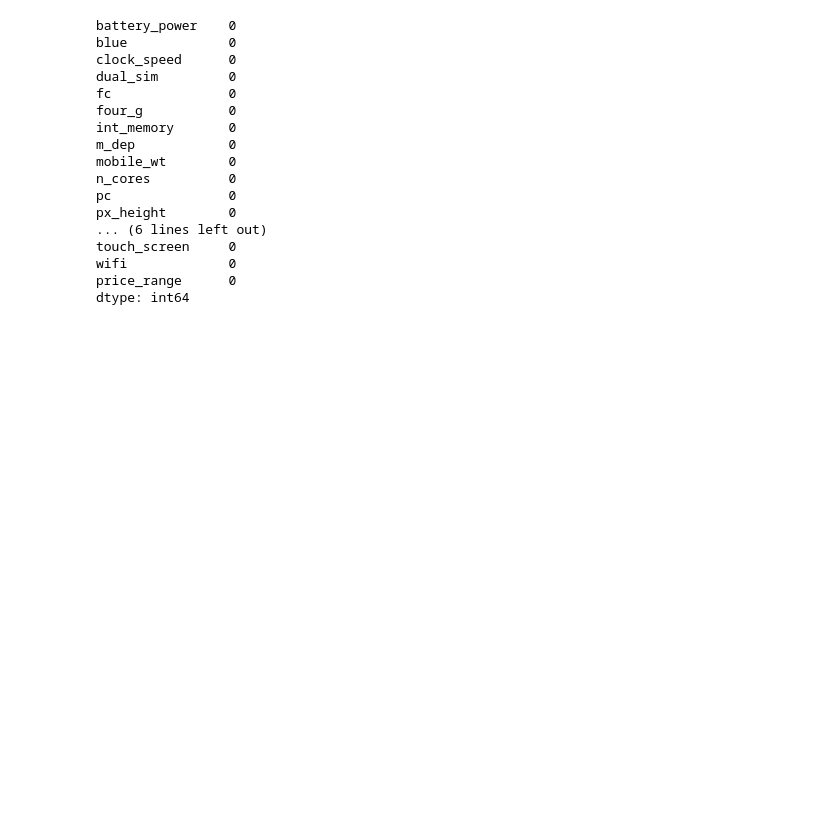
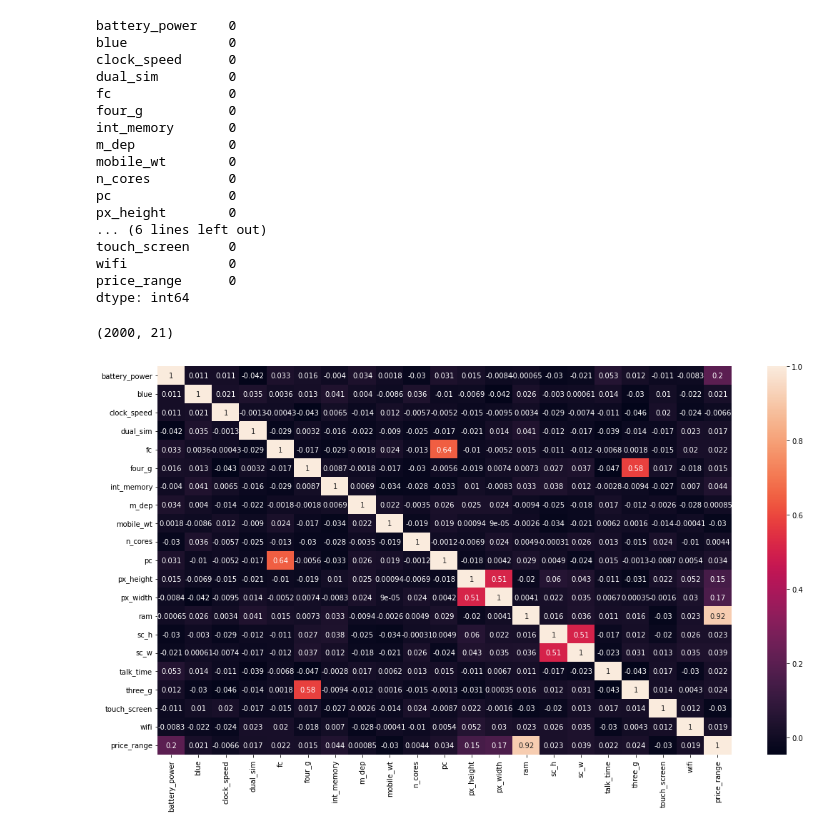
Before and after one commit to Arvindkale123/mobile-price-range-prediction, a Jupyter notebook: capstone 3.ipynb, the cells around one changed output. Cells and saved outputs as stored; diff of their text form; code cells hidden in the pictures; blank space fills up the shorter version.

```diff
--- a/capstone 3.ipynb
+++ b/capstone 3.ipynb
@@ -110,3 +110,13 @@ touch_screen     0
 wifi             0
 price_range      0
 dtype: int64
+# %%
+df.shape
+# %% [output]
+(2000, 21)
+# %%
+plt.figure(figsize=(18,10))
+sns.heatmap(df.corr(),annot=True)
+plt.show()
+# %% [output]
+[figure, added]
```
Also changed, not shown: parts of 4 cells of this notebook.
